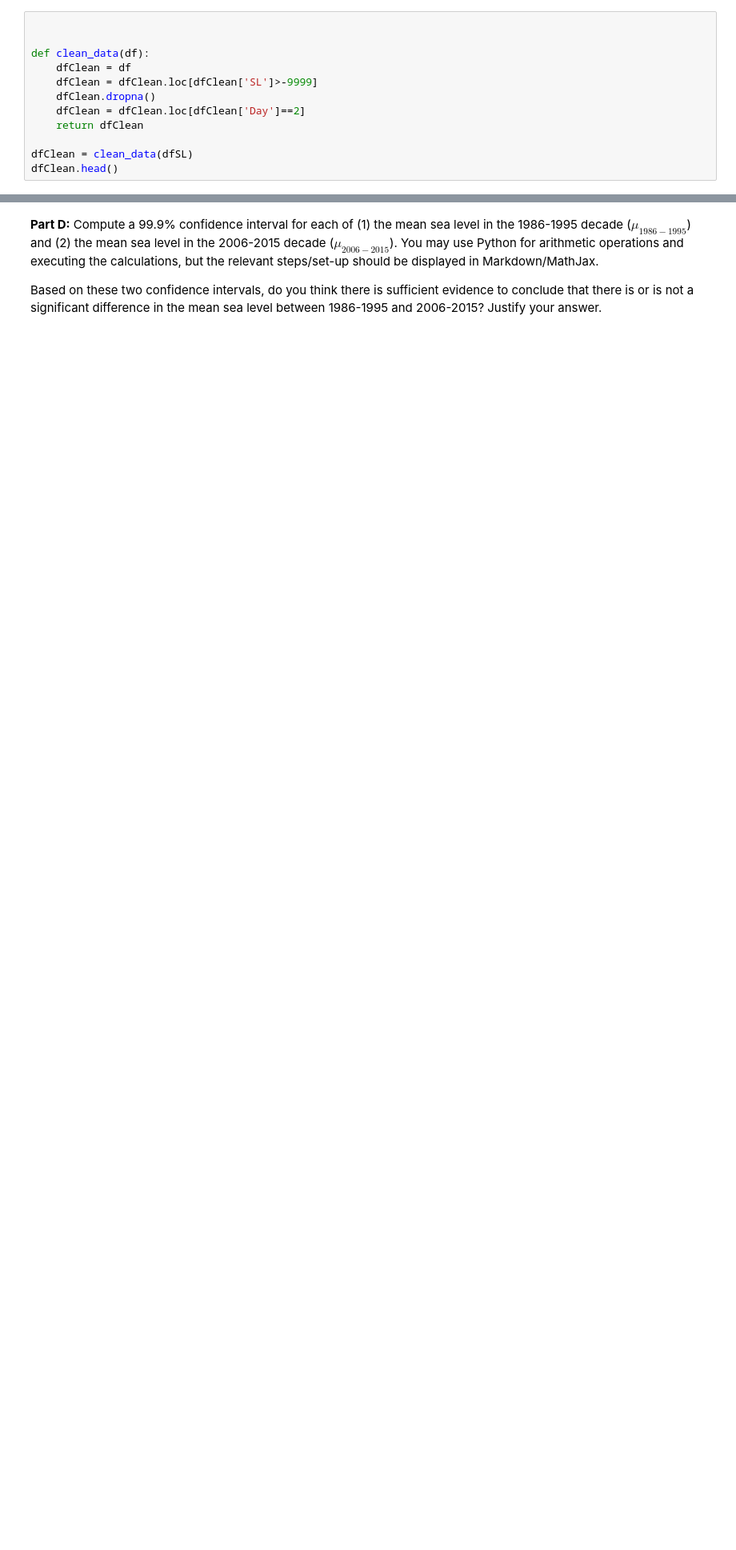
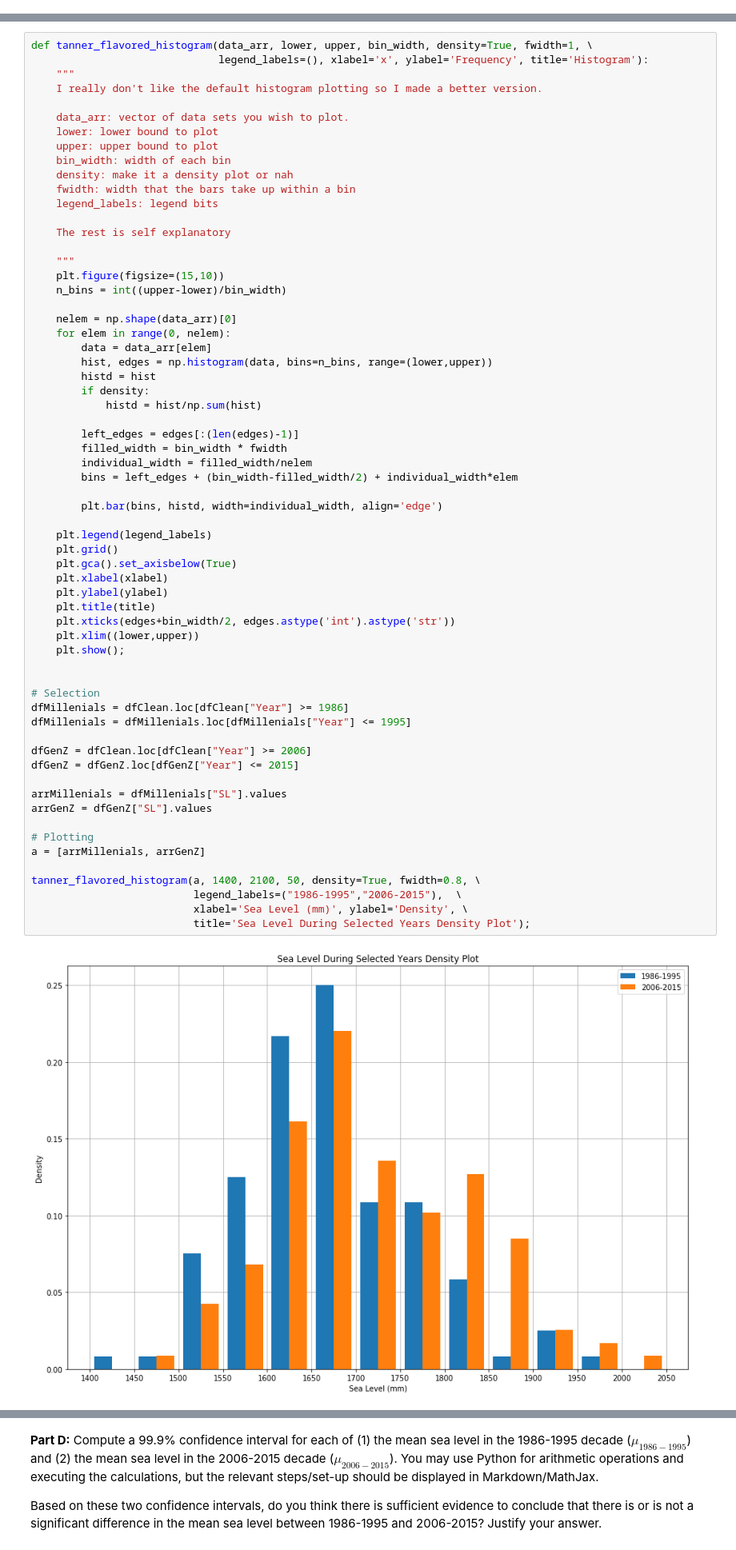
Before and after one commit to Felo2/hw5, a Jupyter notebook: hmwk05_authorname.ipynb, the cells around one changed output, grey strips where cells are left out. Shown at 80% size. Drawn from its saved outputs; the diff is of its cells as text; blank space fills up the shorter version.

```diff
--- a/hmwk05_authorname.ipynb
+++ b/hmwk05_authorname.ipynb
@@ -90,12 +73,0 @@ There is a very specific reason to sample only one daily data point per month. W
-# %%
-
-
-def clean_data(df):
-    dfClean = df
-    dfClean = dfClean.loc[dfClean['SL']>-9999]
-    dfClean.dropna()
-    dfClean = dfClean.loc[dfClean['Day']==2]
-    return dfClean
-
-dfClean = clean_data(dfSL)
-dfClean.head()
@@ -132,3 +142,68 @@ dfClean.plot.scatter(
 Then, create a single-panel figure that includes density histograms of each decade of sea levels. Be sure to label everything appropriately.
 
 Finally, based on the data in front of you, formulate and state a hypothesis about how the mean sea level in the decade 2006-2015 compares to the mean sea level in the decade 1986-1995.
+# %%
+def tanner_flavored_histogram(data_arr, lower, upper, bin_width, density=True, fwidth=1, \
+                              legend_labels=(), xlabel='x', ylabel='Frequency', title='Histogram'):
+    """
+    I really don't like the default histogram plotting so I made a better version.
+
+    data_arr: vector of data sets you wish to plot.
+    lower: lower bound to plot
+    upper: upper bound to plot
+    bin_width: width of each bin
+    density: make it a density plot or nah
+    fwidth: width that the bars take up within a bin
+    legend_labels: legend bits
+
+    The rest is self explanatory
+
+    """
+    plt.figure(figsize=(15,10))
+    n_bins = int((upper-lower)/bin_width)
+
+    nelem = np.shape(data_arr)[0]
+    for elem in range(0, nelem):
+        data = data_arr[elem]
+        hist, edges = np.histogram(data, bins=n_bins, range=(lower,upper))
+        histd = hist
+        if density:
+            histd = hist/np.sum(hist)
+
+        left_edges = edges[:(len(edges)-1)]
+        filled_width = bin_width * fwidth
+        individual_width = filled_width/nelem
+        bins = left_edges + (bin_width-filled_width/2) + individual_width*elem
+
+        plt.bar(bins, histd, width=individual_width, align='edge')
+
+    plt.legend(legend_labels)
+    plt.grid()
+    plt.gca().set_axisbelow(True)
+    plt.xlabel(xlabel)
+    plt.ylabel(ylabel)
+    plt.title(title)
+    plt.xticks(edges+bin_width/2, edges.astype('int').astype('str'))
+    plt.xlim((lower,upper))
+    plt.show();
+
+
+# Selection
+dfMillenials = dfClean.loc[dfClean["Year"] >= 1986]
+dfMillenials = dfMillenials.loc[dfMillenials["Year"] <= 1995]
+
+dfGenZ = dfClean.loc[dfClean["Year"] >= 2006]
+dfGenZ = dfGenZ.loc[dfGenZ["Year"] <= 2015]
+
+arrMillenials = dfMillenials["SL"].values
+arrGenZ = dfGenZ["SL"].values
+
+# Plotting
+a = [arrMillenials, arrGenZ]
+
+tanner_flavored_histogram(a, 1400, 2100, 50, density=True, fwidth=0.8, \
+                          legend_labels=("1986-1995","2006-2015"),  \
+                          xlabel='Sea Level (mm)', ylabel='Density', \
+                          title='Sea Level During Selected Years Density Plot');
+# %% [output]
+[figure, added]
```
Also changed, not shown: parts of 71 cells of this notebook.
